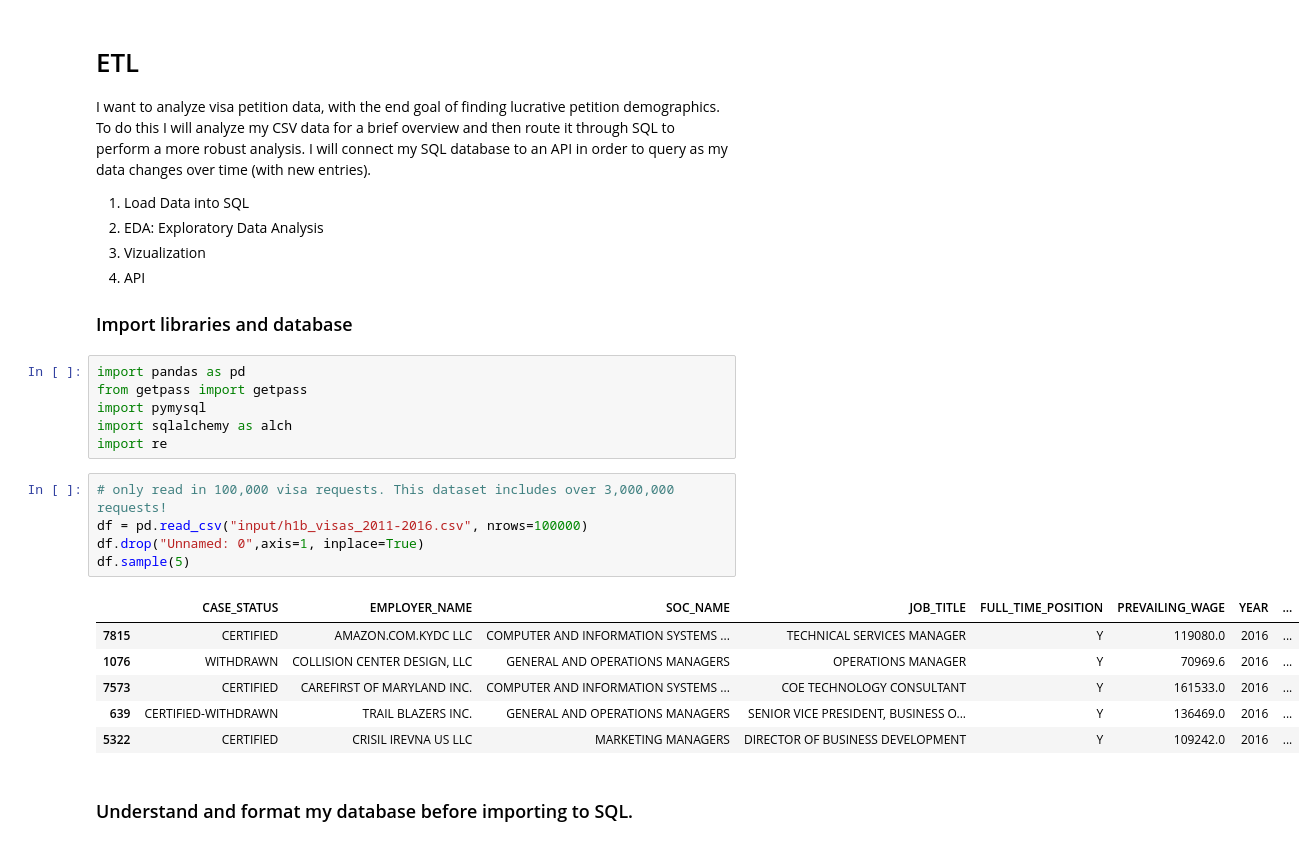
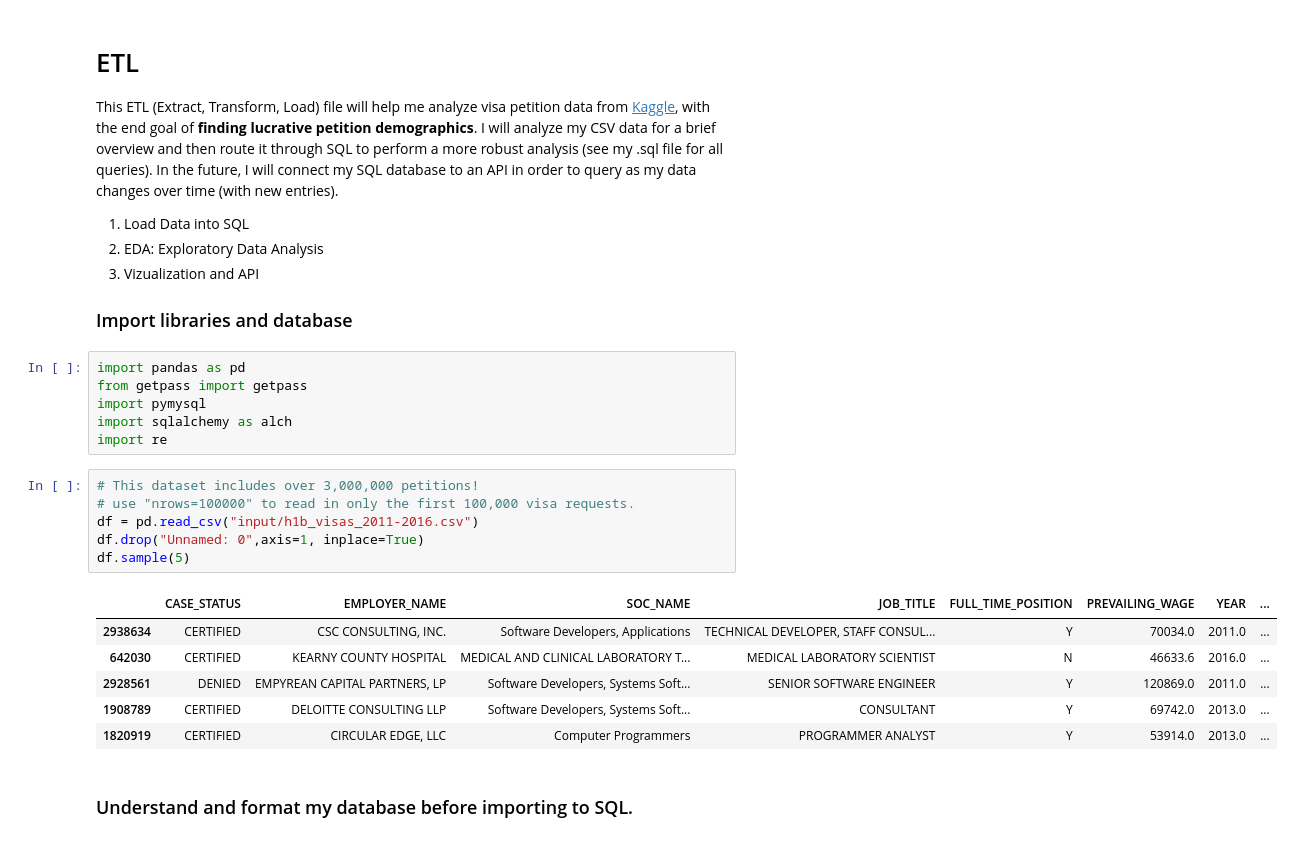
Before and after one commit to VeniceHartwell/immigration_analysis, a Jupyter notebook: ETL.ipynb, the cells around one changed output. Drawn from its saved outputs; the diff is of its cells as text.

Commit message:
primary queries complete

```diff
--- a/ETL.ipynb
+++ b/ETL.ipynb
@@ -1,12 +1,11 @@
 # %% [markdown]
 # ETL
 
-I want to analyze visa petition data, with the end goal of finding lucrative petition demographics. To do this I will analyze my CSV data for a brief overview and then route it through SQL to perform a more robust analysis. I will connect my SQL database to an API in order to query as my data changes over time (with new entries).
+This ETL (Extract, Transform, Load) file will help me analyze visa petition data from [Kaggle](https://www.kaggle.com/datasets/nsharan/h-1b-visa?resource=download), with the end goal of **finding lucrative petition demographics**. I will analyze my CSV data for a brief overview and then route it through SQL to perform a more robust analysis (see my .sql file for all queries). In the future, I will connect my SQL database to an API in order to query as my data changes over time (with new entries).
 
 1. Load Data into SQL
 2. EDA: Exploratory Data Analysis
-3. Vizualization
-4. API
+3. Vizualization and API
 
 ### Import libraries and database
 # %%
@@ -16,17 +15,18 @@ import pymysql
 import sqlalchemy as alch
 import re
 # %%
-# only read in 100,000 visa requests. This dataset includes over 3,000,000 requests!
-df = pd.read_csv("input/h1b_visas_2011-2016.csv", nrows=100000)
+# This dataset includes over 3,000,000 petitions!
+# use "nrows=100000" to read in only the first 100,000 visa requests.
+df = pd.read_csv("input/h1b_visas_2011-2016.csv")
 df.drop("Unnamed: 0",axis=1, inplace=True)
 df.sample(5)
 # %% [output]
 |  | CASE_STATUS | EMPLOYER_NAME | SOC_NAME | JOB_TITLE | FULL_TIME_POSITION | PREVAILING_WAGE | YEAR | ... |
-| 7815 | CERTIFIED | AMAZON.COM.KYDC LLC | COMPUTER AND INFORMATION SYSTEMS ... | TECHNICAL SERVICES MANAGER | Y | 119080.0 | 2016 | ... |
-| 1076 | WITHDRAWN | COLLISION CENTER DESIGN, LLC | GENERAL AND OPERATIONS MANAGERS | OPERATIONS MANAGER | Y | 70969.6 | 2016 | ... |
-| 7573 | CERTIFIED | CAREFIRST OF MARYLAND INC. | COMPUTER AND INFORMATION SYSTEMS ... | COE TECHNOLOGY CONSULTANT | Y | 161533.0 | 2016 | ... |
-| 639 | CERTIFIED-WITHDRAWN | TRAIL BLAZERS INC. | GENERAL AND OPERATIONS MANAGERS | SENIOR VICE PRESIDENT, BUSINESS O... | Y | 136469.0 | 2016 | ... |
-| 5322 | CERTIFIED | CRISIL IREVNA US LLC | MARKETING MANAGERS | DIRECTOR OF BUSINESS DEVELOPMENT | Y | 109242.0 | 2016 | ... |
+| 2938634 | CERTIFIED | CSC CONSULTING, INC. | Software Developers, Applications | TECHNICAL DEVELOPER, STAFF CONSUL... | Y | 70034.0 | 2011.0 | ... |
+| 642030 | CERTIFIED | KEARNY COUNTY HOSPITAL | MEDICAL AND CLINICAL LABORATORY T... | MEDICAL LABORATORY SCIENTIST | N | 46633.6 | 2016.0 | ... |
+| 2928561 | DENIED | EMPYREAN CAPITAL PARTNERS, LP | Software Developers, Systems Soft... | SENIOR SOFTWARE ENGINEER | Y | 120869.0 | 2011.0 | ... |
+| 1908789 | CERTIFIED | DELOITTE CONSULTING LLP | Software Developers, Systems Soft... | CONSULTANT | Y | 69742.0 | 2013.0 | ... |
+| 1820919 | CERTIFIED | CIRCULAR EDGE, LLC | Computer Programmers | PROGRAMMER ANALYST | Y | 53914.0 | 2013.0 | ... |
 # %% [markdown]
 ### Understand and format my database before importing to SQL.
 # %%
```
Also changed, not shown: parts of 33 cells of this notebook, 5 other files.
